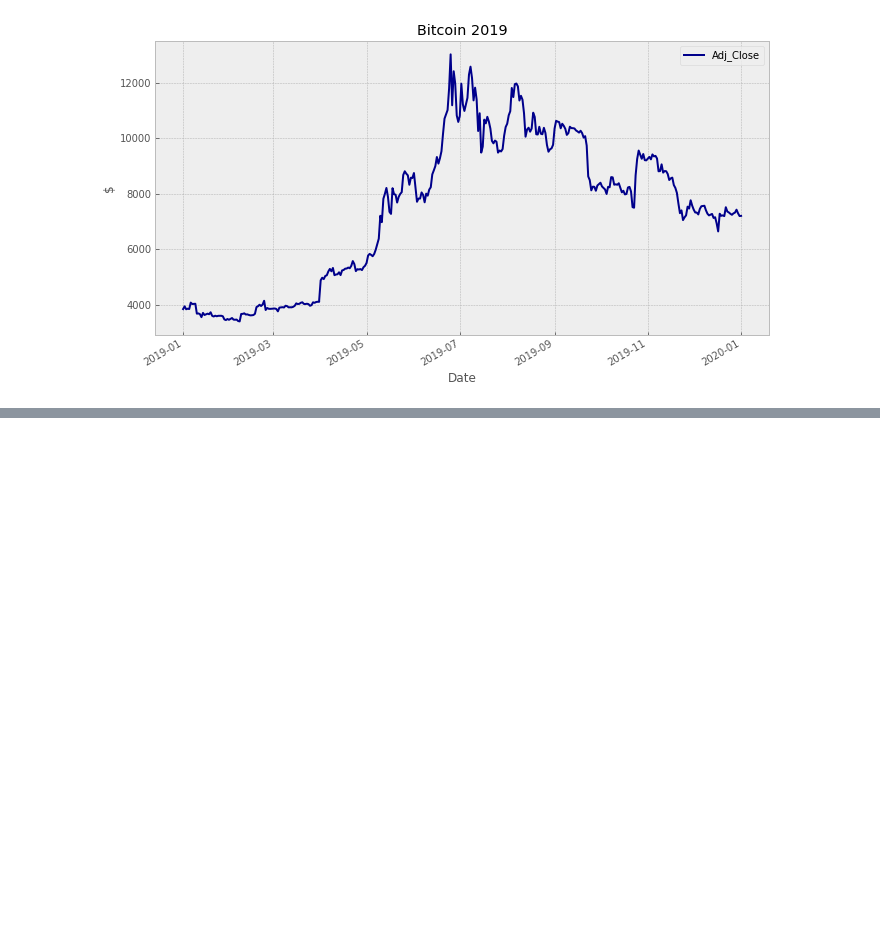
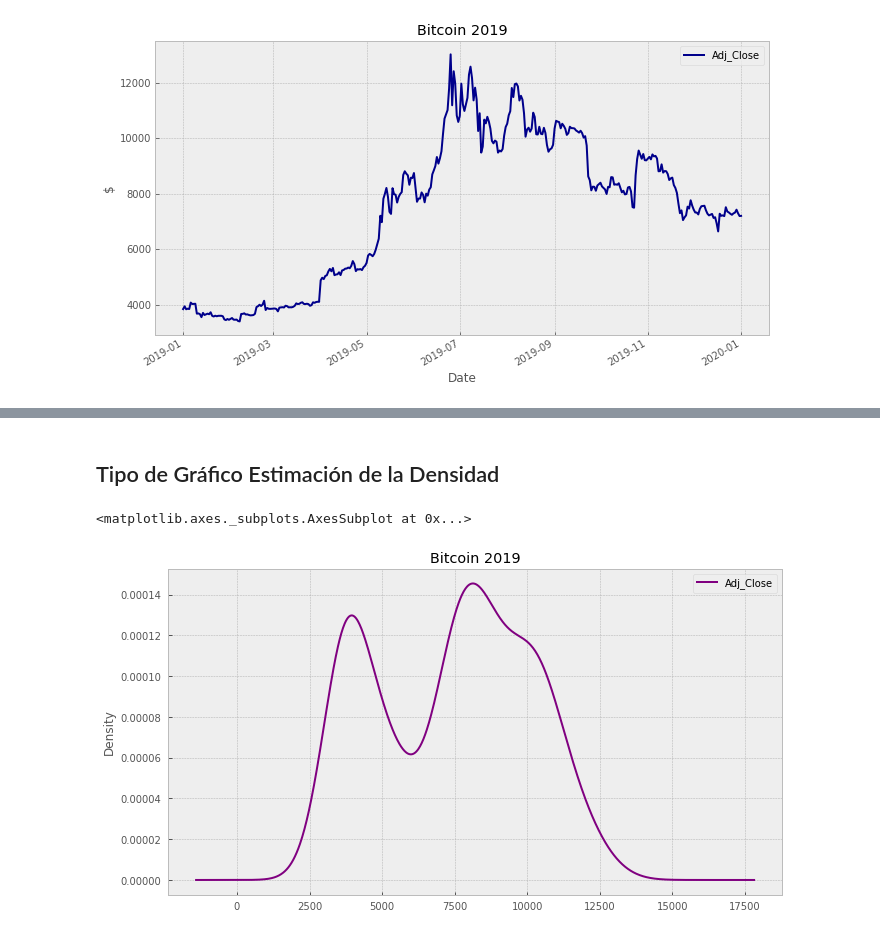
Before and after one commit to cristiandarioortegayubro/Ciencia-de-Datos-en-Ciencias-Economicas-con-Python, a Jupyter notebook: Mis_Primeras_Visualizaciones_01.ipynb, the cells around one changed output, grey strips where cells are left out. Cells and saved outputs as stored; diff of their text form; code cells hidden in the pictures; blank space fills up the shorter version.

```diff
--- a/Mis_Primeras_Visualizaciones_01.ipynb
+++ b/Mis_Primeras_Visualizaciones_01.ipynb
@@ -70,0 +83,8 @@ df.plot('Date','Adj_Close', kind='line', figsize=(11,6), color='darkblue', title
+# %% [markdown]
+## Tipo de Gráfico Estimación de la Densidad
+# %%
+plt.style.use('bmh')
+df.plot('Date','Adj_Close', kind='kde', figsize=(11,6), color='purple', title='Bitcoin 2019', xlabel = '$')
+# %% [output]
+<matplotlib.axes._subplots.AxesSubplot at 0x...>
+[figure, added]
```
Also changed, not shown: parts of 8 cells of this notebook.
